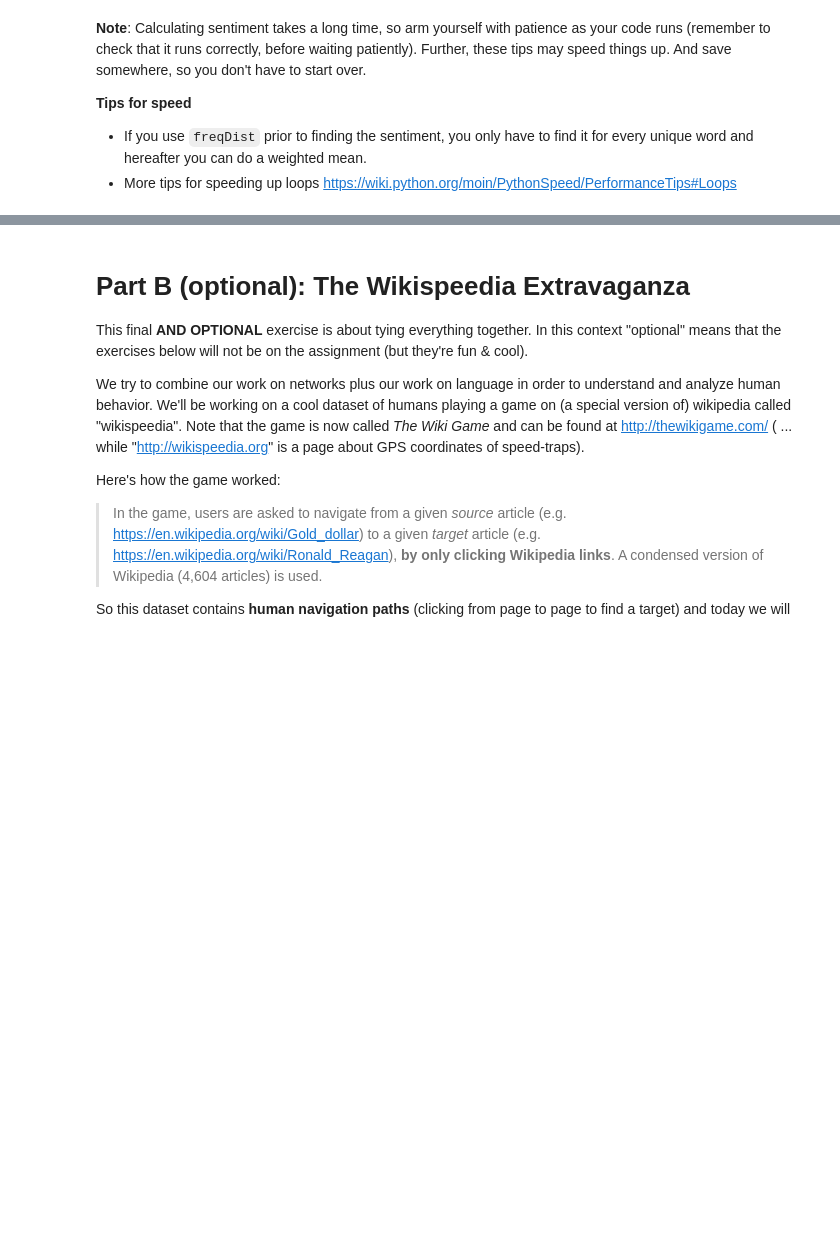
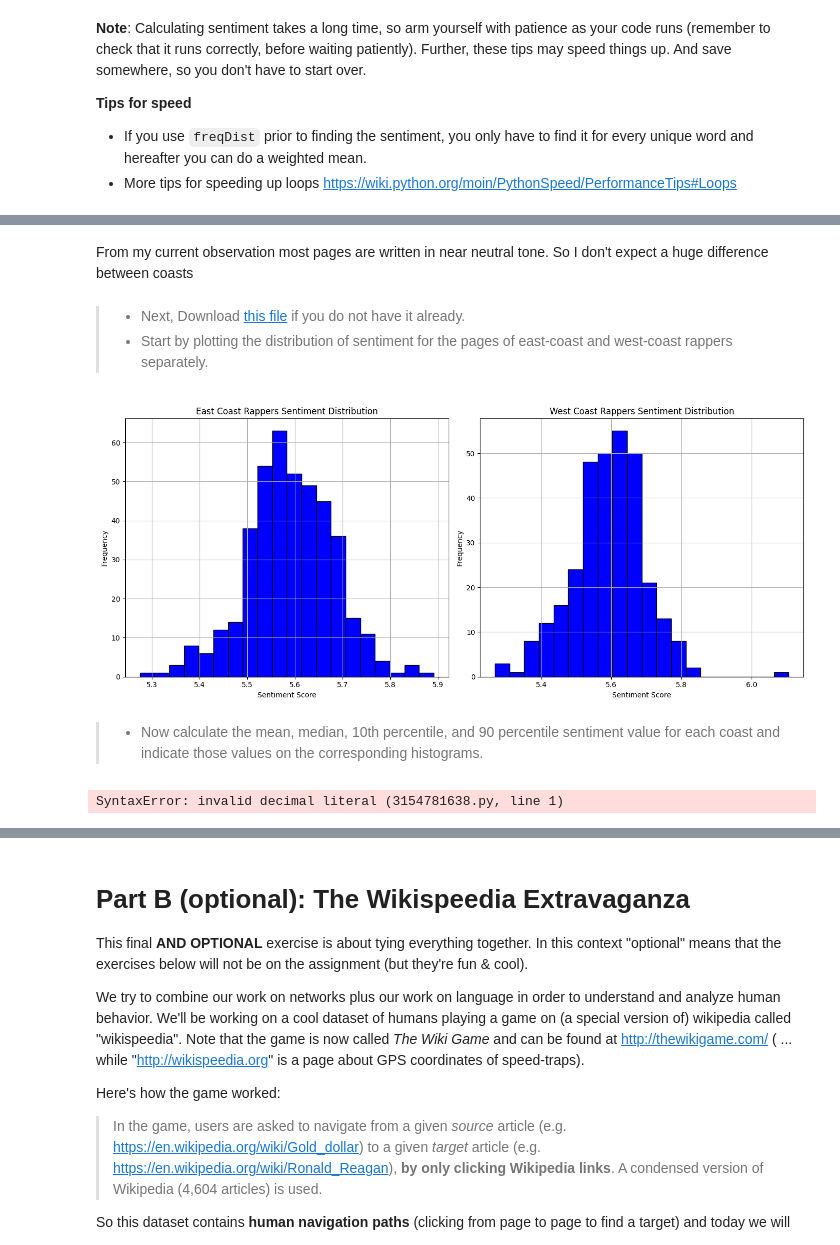
Before and after one commit to jereml99/socialgraphs2023, a Jupyter notebook: lectures/Jeremi/Week8.ipynb, the cells around one changed output, grey strips where cells are left out. Saved outputs shown, nothing was run; the diff lists cells and outputs as text; code cells hidden in the pictures; blank space fills up the shorter version.

```diff
--- a/lectures/Jeremi/Week8.ipynb
+++ b/lectures/Jeremi/Week8.ipynb
@@ -216 +241,80 @@ def top_and_bottom_rappers_by_sentiment(net):
+# %% [markdown]
+From my current observation most pages are written in near neutral tone. So I don't expect a huge difference between coasts
+# %% [markdown]
+
+> * Next, Download [this file](https://github.com/SocialComplexityLab/socialgraphs2023/edit/main/files/Rappers.csv) if you do not have it already.
+> * Start by plotting the distribution of sentiment for the pages of east-coast and west-coast rappers separately.
+# %%
+    # Create subgraphs for East Coast and West Coast rappers
+    east_coast_nodes = [n for n, attrs in rap_network.nodes(data=True) if attrs['coast'] == Coast.EAST_COAST]
+    west_coast_nodes = [n for n, attrs in rap_network.nodes(data=True) if attrs['coast'] == Coast.WEST_COAST]
+
+    east_coast_subgraph = rap_network.subgraph(east_coast_nodes)
+    west_coast_subgraph = rap_network.subgraph(west_coast_nodes)
+
+    # Plot histograms
+    plt.figure(figsize=(14, 6))
+
+    plt.subplot(1, 2, 1)
+    plot_sentiment_histogram(east_coast_subgraph, "East Coast Rappers Sentiment Distribution")
+
+    plt.subplot(1, 2, 2)
+    plot_sentiment_histogram(west_coast_subgraph, "West Coast Rappers Sentiment Distribution")
+
+    plt.tight_layout()
+    plt.show()
+# %% [output]
+[figure, added]
+# %% [markdown]
+
+> * Now calculate the mean, median, 10th percentile, and 90 percentile sentiment value for each coast and indicate those values on the corresponding histograms.
+# %%
+
+You can use the numpy library to calculate the mean, median, 10th percentile, and 90th percentile for the sentiment values. Then, you can use vertical lines to indicate these values on the histograms.
+
+Firstly, make sure you have the numpy library installed, or install it using pip:
+
+Copy code
+pip install numpy
+Here's an updated version of your code with these additional features:
+
+python
+Copy code
+import numpy as np
+import matplotlib.pyplot as plt
+
+def plot_sentiment_histogram_with_stats(net, title):
+    sentiments = [attrs['sentiment'] for _, attrs in net.nodes(data=True)]
+
+    mean_sentiment = np.mean(sentiments)
+    median_sentiment = np.median(sentiments)
+    percentile_10th = np.percentile(sentiments, 10)
+    percentile_90th = np.percentile(sentiments, 90)
+
+    plt.hist(sentiments, bins=20, color='blue', edgecolor='black')
+
+    plt.axvline(mean_sentiment, color='r', linestyle='dashed', linewidth=1, label=f'Mean: {mean_sentiment:.2f}')
+    plt.axvline(median_sentiment, color='g', linestyle='dashed', linewidth=1, label=f'Median: {median_sentiment:.2f}')
+    plt.axvline(percentile_10th, color='y', linestyle='dashed', linewidth=1, label=f'10th percentile: {percentile_10th:.2f}')
+    plt.axvline(percentile_90th, color='m', linestyle='dashed', linewidth=1, label=f'90th percentile: {percentile_90th:.2f}')
+
+    plt.title(title)
+    plt.xlabel("Sentiment Score")
+    plt.ylabel("Frequency")
+    plt.legend()
+    plt.grid(True)
+
+# Plot histograms
+plt.figure(figsize=(14, 6))
+
+plt.subplot(1, 2, 1)
+plot_sentiment_histogram_with_stats(east_coast_subgraph, "East Coast Rappers Sentiment Distribution")
+
+plt.subplot(1, 2, 2)
+plot_sentiment_histogram_with_stats(west_coast_subgraph, "West Coast Rappers Sentiment Distribution")
+
+plt.tight_layout()
+plt.show()
+# %% [output]
+SyntaxError: invalid decimal literal (3154781638.py, line 1)
 # %% [markdown]
```
Also changed, not shown: parts of 4 cells of this notebook.
